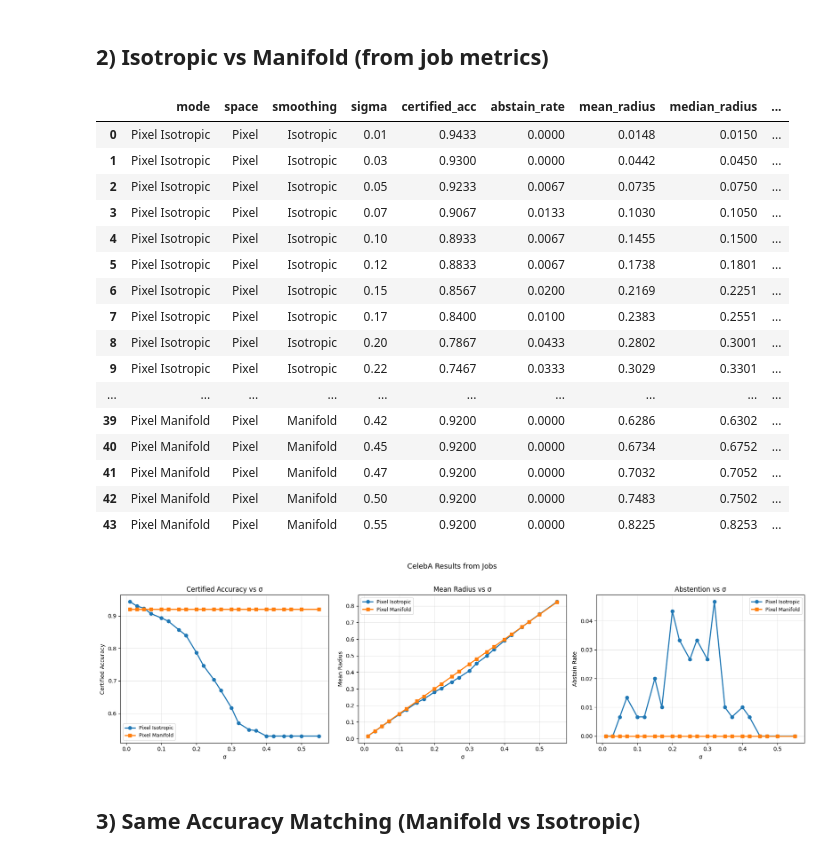
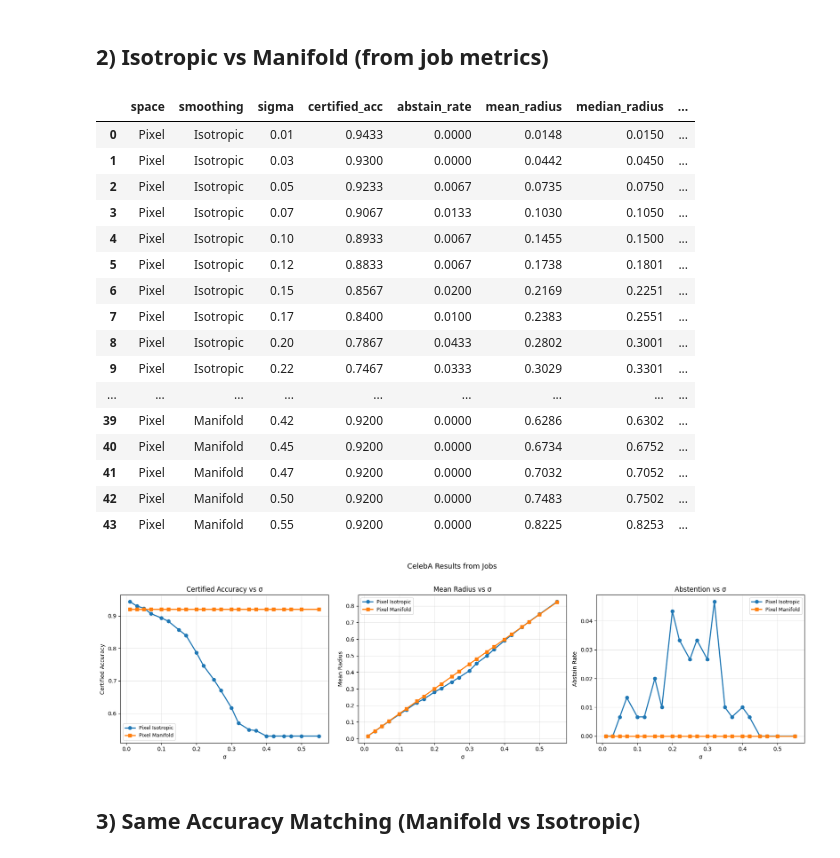
Before and after one commit to daniyaniazi/RandomizedSmothingmanifold, a Jupyter notebook: notebooks/CelebA_NewVolume_Results_Analysis.ipynb, the cells around one changed output. Cells and saved outputs as stored; diff of their text form; code cells hidden in the pictures.

```diff
--- a/notebooks/CelebA_NewVolume_Results_Analysis.ipynb
+++ b/notebooks/CelebA_NewVolume_Results_Analysis.ipynb
@@ -107,8 +107,12 @@ for mode in MODES:
         m = load_metrics(CERTIFY_DIR / mode / sig)
         if m is None or m.get("_status") == "running":
             continue
+
+        vol = m.get('volume', {}) if isinstance(m, dict) else {}
+        geo = vol.get('geometry', {}) if isinstance(vol, dict) else {}
+
         rows.append({
-            "mode": mode_label(mode),
+            # "mode": mode_label(mode),
             "space": mode.split("_")[0].title(),
             "smoothing": mode.split("_")[1].title(),
             "sigma": sigma_val(sig),
@@ -117,7 +121,7 @@ for mode in MODES:
             "mean_radius": m.get("mean_radius", np.nan),
             "median_radius": m.get("median_radius", np.nan),
             "certified_correct": m.get("certified_correct", np.nan),
-            "total": m.get("total_test_samples", np.nan),
+            # "total": m.get("total_test_samples", np.nan),
             "smile_acc": m.get("class_smile_accuracy", np.nan),
             "no_smile_acc": m.get("class_no_smile_accuracy", np.nan),
         })
@@ -125,51 +129,51 @@ for mode in MODES:
 if not rows:
     print("No completed CelebA metrics found yet.")
 else:
-    df = pd.DataFrame(rows).sort_values(["space", "smoothing", "sigma"])
+    df = pd.DataFrame(rows).sort_values([ "smoothing", "sigma"])
     display(df.round(4))
 
     fig, axes = plt.subplots(1, 3, figsize=(18, 5))
     for space in ["Pixel", "Latent"]:
         for smooth, style in [("Isotropic", "o-"), ("Manifold", "s-")]:
             sub = df[(df["space"] == space) & (df["smoothing"] == smooth)].sort_values("sigma")
             if sub.empty:
                 continue
             label = f"{space} {smooth}"
             axes[0].plot(sub["sigma"], sub["certified_acc"], style, linewidth=2, label=label)
             axes[1].plot(sub["sigma"], sub["mean_radius"], style, linewidth=2, label=label)
             axes[2].plot(sub["sigma"], sub["abstain_rate"], style, linewidth=2, label=label)
 
     axes[0].set_title("Certified Accuracy vs σ")
     axes[1].set_title("Mean Radius vs σ")
     axes[2].set_title("Abstention vs σ")
     axes[0].set_ylabel("Certified Accuracy")
     axes[1].set_ylabel("Mean Radius")
     axes[2].set_ylabel("Abstain Rate")
     for ax in axes:
         ax.set_xlabel("σ")
         ax.grid(True, alpha=0.3)
         ax.legend(fontsize=9)
     plt.suptitle("CelebA Results from Jobs", fontsize=13, y=1.02)
     plt.tight_layout()
     plt.show()
 # %% [output]
-|  | mode | space | smoothing | sigma | certified_acc | abstain_rate | mean_radius | median_radius | ... |
-| 0 | Pixel Isotropic | Pixel | Isotropic | 0.01 | 0.9433 | 0.0000 | 0.0148 | 0.0150 | ... |
-| 1 | Pixel Isotropic | Pixel | Isotropic | 0.03 | 0.9300 | 0.0000 | 0.0442 | 0.0450 | ... |
-| 2 | Pixel Isotropic | Pixel | Isotropic | 0.05 | 0.9233 | 0.0067 | 0.0735 | 0.0750 | ... |
-| 3 | Pixel Isotropic | Pixel | Isotropic | 0.07 | 0.9067 | 0.0133 | 0.1030 | 0.1050 | ... |
-| 4 | Pixel Isotropic | Pixel | Isotropic | 0.10 | 0.8933 | 0.0067 | 0.1455 | 0.1500 | ... |
-| 5 | Pixel Isotropic | Pixel | Isotropic | 0.12 | 0.8833 | 0.0067 | 0.1738 | 0.1801 | ... |
-| 6 | Pixel Isotropic | Pixel | Isotropic | 0.15 | 0.8567 | 0.0200 | 0.2169 | 0.2251 | ... |
-| 7 | Pixel Isotropic | Pixel | Isotropic | 0.17 | 0.8400 | 0.0100 | 0.2383 | 0.2551 | ... |
-| 8 | Pixel Isotropic | Pixel | Isotropic | 0.20 | 0.7867 | 0.0433 | 0.2802 | 0.3001 | ... |
-| 9 | Pixel Isotropic | Pixel | Isotropic | 0.22 | 0.7467 | 0.0333 | 0.3029 | 0.3301 | ... |
-| ... | ... | ... | ... | ... | ... | ... | ... | ... | ... |
-| 39 | Pixel Manifold | Pixel | Manifold | 0.42 | 0.9200 | 0.0000 | 0.6286 | 0.6302 | ... |
-| 40 | Pixel Manifold | Pixel | Manifold | 0.45 | 0.9200 | 0.0000 | 0.6734 | 0.6752 | ... |
-| 41 | Pixel Manifold | Pixel | Manifold | 0.47 | 0.9200 | 0.0000 | 0.7032 | 0.7052 | ... |
-| 42 | Pixel Manifold | Pixel | Manifold | 0.50 | 0.9200 | 0.0000 | 0.7483 | 0.7502 | ... |
-| 43 | Pixel Manifold | Pixel | Manifold | 0.55 | 0.9200 | 0.0000 | 0.8225 | 0.8253 | ... |
+|  | space | smoothing | sigma | certified_acc | abstain_rate | mean_radius | median_radius | ... |
+| 0 | Pixel | Isotropic | 0.01 | 0.9433 | 0.0000 | 0.0148 | 0.0150 | ... |
+| 1 | Pixel | Isotropic | 0.03 | 0.9300 | 0.0000 | 0.0442 | 0.0450 | ... |
+| 2 | Pixel | Isotropic | 0.05 | 0.9233 | 0.0067 | 0.0735 | 0.0750 | ... |
+| 3 | Pixel | Isotropic | 0.07 | 0.9067 | 0.0133 | 0.1030 | 0.1050 | ... |
+| 4 | Pixel | Isotropic | 0.10 | 0.8933 | 0.0067 | 0.1455 | 0.1500 | ... |
+| 5 | Pixel | Isotropic | 0.12 | 0.8833 | 0.0067 | 0.1738 | 0.1801 | ... |
+| 6 | Pixel | Isotropic | 0.15 | 0.8567 | 0.0200 | 0.2169 | 0.2251 | ... |
+| 7 | Pixel | Isotropic | 0.17 | 0.8400 | 0.0100 | 0.2383 | 0.2551 | ... |
+| 8 | Pixel | Isotropic | 0.20 | 0.7867 | 0.0433 | 0.2802 | 0.3001 | ... |
+| 9 | Pixel | Isotropic | 0.22 | 0.7467 | 0.0333 | 0.3029 | 0.3301 | ... |
+| ... | ... | ... | ... | ... | ... | ... | ... | ... |
+| 39 | Pixel | Manifold | 0.42 | 0.9200 | 0.0000 | 0.6286 | 0.6302 | ... |
+| 40 | Pixel | Manifold | 0.45 | 0.9200 | 0.0000 | 0.6734 | 0.6752 | ... |
+| 41 | Pixel | Manifold | 0.47 | 0.9200 | 0.0000 | 0.7032 | 0.7052 | ... |
+| 42 | Pixel | Manifold | 0.50 | 0.9200 | 0.0000 | 0.7483 | 0.7502 | ... |
+| 43 | Pixel | Manifold | 0.55 | 0.9200 | 0.0000 | 0.8225 | 0.8253 | ... |
 [figure]
 # %% [markdown]
 ## 3) Same Accuracy Matching (Manifold vs Isotropic)
```
Also changed, not shown: 9 other files.
